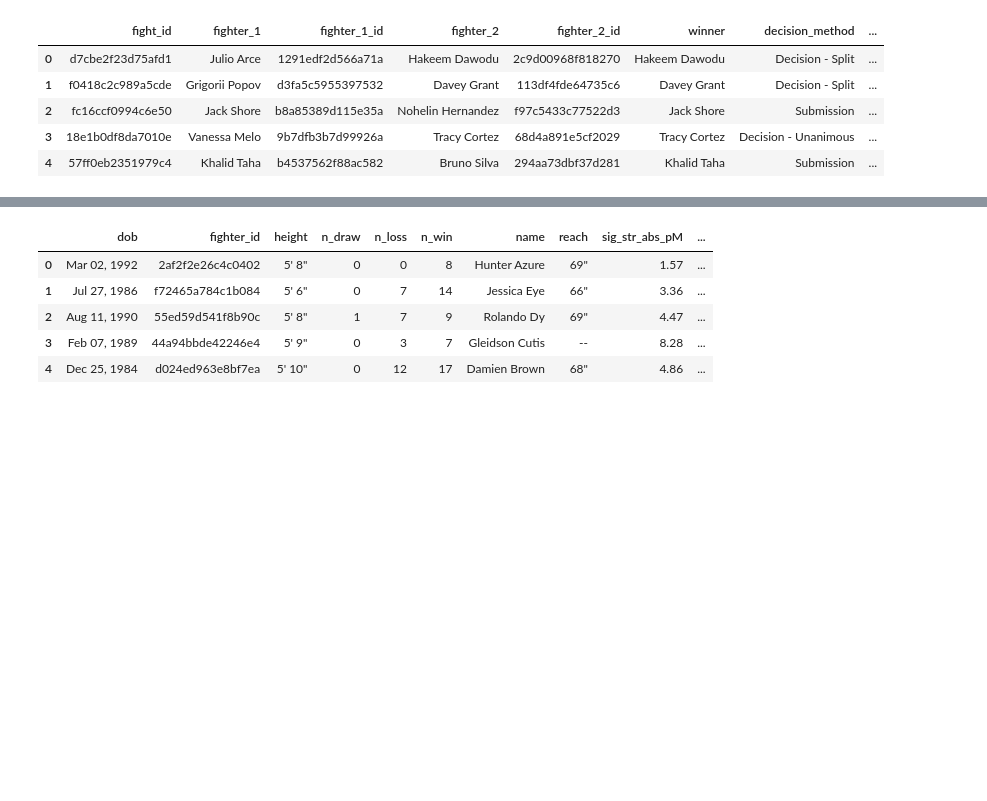
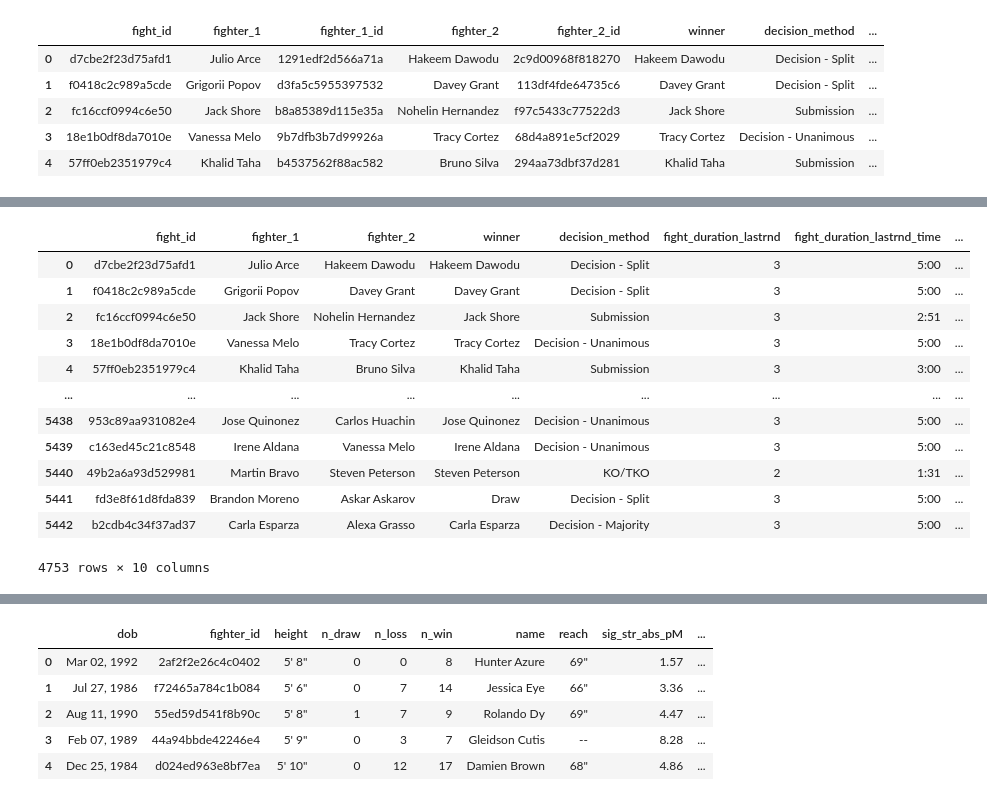
Before and after one commit to cjdance/final_project, a Jupyter notebook: data_clean_up.ipynb, the cells around one changed output, grey strips where cells are left out. Drawn from its saved outputs; the diff is of its cells as text; code cells hidden in the pictures; blank space fills up the shorter version.

Commit message:
Updated with cleaned bout_df formatting

```diff
--- a/Untitled.ipynb
+++ b/data_clean_up.ipynb
@@ -20,3 +21,6 @@ bout_df.head()
 # remove fighter id columns from the dataset
 # drop any fights with an unlimited time limit
 # drop location data, it will not be used in this project
+
+bout_df = bout_df[["fight_id","fighter_1", "fighter_2", "winner", "decision_method", "fight_duration_lastrnd", "fight_duration_lastrnd_time",
+                 "time_format", "weight_class", "date"]]
@@ -22,0 +37,17 @@ bout_df.head()
+# %%
+bout_df = bout_df.drop(bout_df.index[bout_df["time_format"] != '3 Rnd (5-5-5)'])
+bout_df
+# %% [output]
+|  | fight_id | fighter_1 | fighter_2 | winner | decision_method | fight_duration_lastrnd | fight_duration_lastrnd_time | ... |
+| 0 | d7cbe2f23d75afd1 | Julio Arce | Hakeem Dawodu | Hakeem Dawodu | Decision - Split | 3 | 5:00 | ... |
+| 1 | f0418c2c989a5cde | Grigorii Popov | Davey Grant | Davey Grant | Decision - Split | 3 | 5:00 | ... |
+| 2 | fc16ccf0994c6e50 | Jack Shore | Nohelin Hernandez | Jack Shore | Submission | 3 | 2:51 | ... |
+| 3 | 18e1b0df8da7010e | Vanessa Melo | Tracy Cortez | Tracy Cortez | Decision - Unanimous | 3 | 5:00 | ... |
+| 4 | 57ff0eb2351979c4 | Khalid Taha | Bruno Silva | Khalid Taha | Submission | 3 | 3:00 | ... |
+| ... | ... | ... | ... | ... | ... | ... | ... | ... |
+| 5438 | 953c89aa931082e4 | Jose Quinonez | Carlos Huachin | Jose Quinonez | Decision - Unanimous | 3 | 5:00 | ... |
+| 5439 | c163ed45c21c8548 | Irene Aldana | Vanessa Melo | Irene Aldana | Decision - Unanimous | 3 | 5:00 | ... |
+| 5440 | 49b2a6a93d529981 | Martin Bravo | Steven Peterson | Steven Peterson | KO/TKO | 2 | 1:31 | ... |
+| 5441 | fd3e8f61d8fda839 | Brandon Moreno | Askar Askarov | Draw | Decision - Split | 3 | 5:00 | ... |
+| 5442 | b2cdb4c34f37ad37 | Carla Esparza | Alexa Grasso | Carla Esparza | Decision - Majority | 3 | 5:00 | ... |
+4753 rows × 10 columns
```
Also changed, not shown: parts of 9 cells of this notebook.
